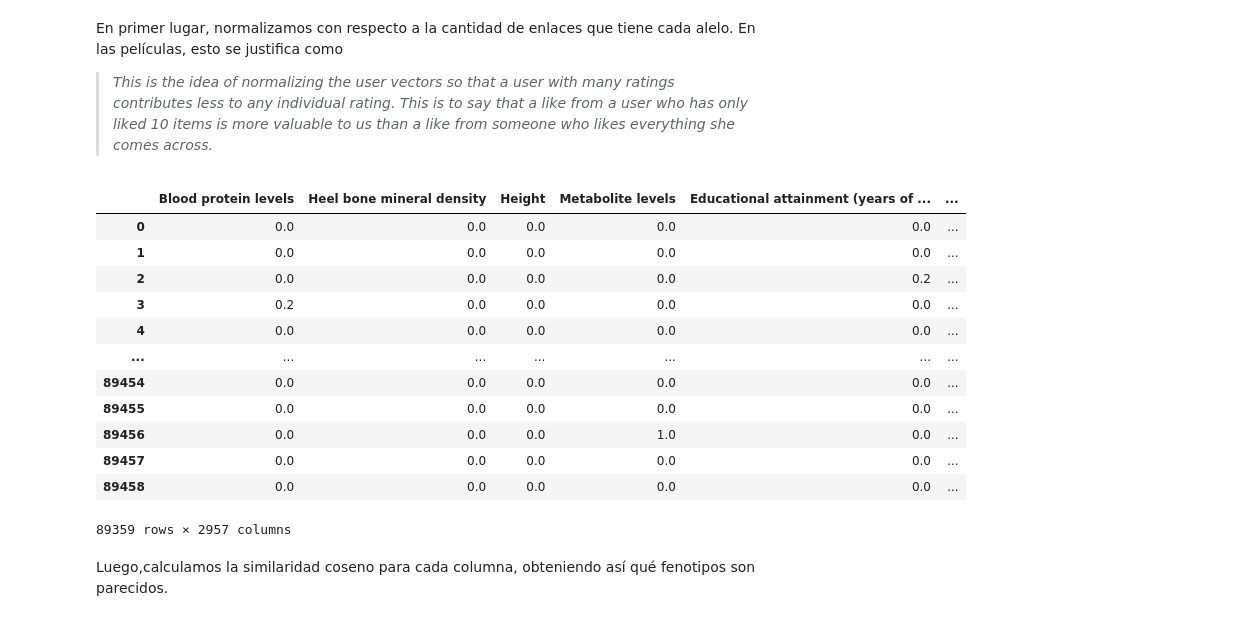
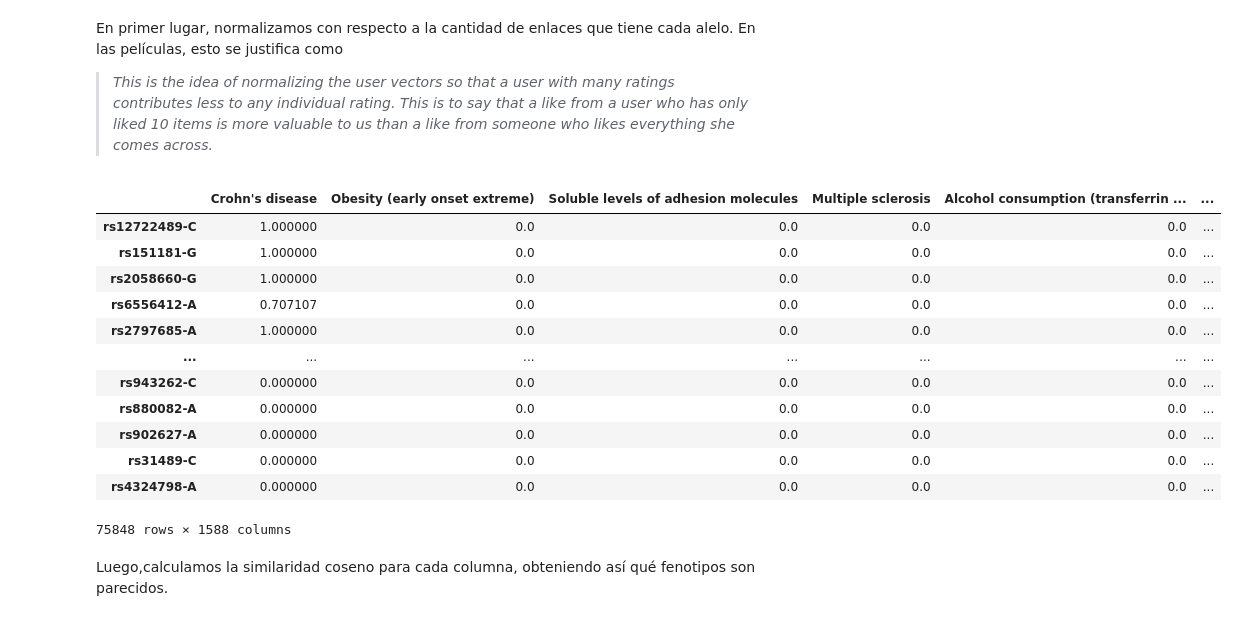
Before and after one commit to jmberros/redes-2020-GWAS_Catalog, a Jupyter notebook: 06_SistRec_Similitud_Coseno_Bipartita.ipynb, the cells around one changed output. Saved outputs shown, nothing was run; the diff lists cells and outputs as text; code cells hidden in the pictures.

```diff
--- a/06_SistRec_Similitud_Coseno_Bipartita.ipynb
+++ b/06_SistRec_Similitud_Coseno_Bipartita.ipynb
@@ -195,0 +203,21 @@ True
+# %%
+n_test = 500
+
+mask_alelos_y_fenotipos = np.logical_and(data_tripletes.alelo_riesgo.isin(alelos_a_considerar), data_tripletes.fenotipo.isin(fenotipos_a_considerar))
+indices_a_considerar = list(data_tripletes[mask_alelos_y_fenotipos].index)
+todos_indices = list(data_tripletes.index)
+for i in range(0,10):
+    np.random.seed(i)
+    idx_test = np.random.choice(indices_a_considerar, size = n_test, replace = False)
+    data_tripletes_test = data_tripletes.iloc[idx_test, :]
+    idx_train = list(set(todos_indices) - set(idx_test))
+    data_tripletes_train = data_tripletes.iloc[idx_train, :]
+    if data_tripletes_train.alelo_riesgo.nunique() == n_alelos:
+        if data_tripletes_train.fenotipo.nunique() == n_fenotipos:
+            red_train = nx.Graph()
+            red_train.add_edges_from(data_tripletes_train[['alelo_riesgo', 'fenotipo']].values)
+            lista_redes_componentes_train=[red_train.subgraph(componente) for componente in sorted(nx.connected_components(red_train), key=len, reverse=True)]
+            print(len(lista_redes_componentes_train))
+            if len(lista_redes_componentes_train) == 1:
+                print(f'Exito: {i}')
+                break
@@ -195,0 +305,19 @@ True
+# %%
+def crear_matriz_de_incidencia(data_tripletes):
+    alelos = data_tripletes.alelo_riesgo.unique()
+    fenotipos = data_tripletes.fenotipo.unique()
+    n_alelos = data_tripletes.alelo_riesgo.nunique()
+    n_fenotipos = data_tripletes.fenotipo.nunique()
+
+    matriz_incidencia = pd.DataFrame(np.zeros((n_alelos, n_fenotipos)), columns = fenotipos, index = alelos, dtype = np.int8)
+
+    for _, row in data_tripletes.iterrows():
+        alelo_row = row.alelo_riesgo
+        fenotipo_row = row.fenotipo
+#         id_alelo = dict_alelo_to_id[alelo_row]
+        matriz_incidencia.loc[alelo_row, fenotipo_row] = 1
+
+    return matriz_incidencia
+# %%
+matriz_incidencia_train = crear_matriz_de_incidencia(data_tripletes_train)
+matriz_incidencia_train.head()
@@ -346,30 +386,30 @@ En primer lugar, normalizamos con respecto a la cantidad de enlaces que tiene ca
 # %%
 #------------------------
 # ITEM-ITEM CALCULATIONS
 #------------------------
 
 # As a first step we normalize the user vectors to unit vectors.
 
 # magnitude = sqrt(x2 + y2 + z2 + ...)
-magnitude = np.sqrt(np.square(data_bipartita_train).sum(axis=1))
+magnitude = np.sqrt(np.square(matriz_incidencia_train).sum(axis=1))
 
 # # unitvector = (x / magnitude, y / magnitude, z / magnitude, ...)
-data_bipartita_normalizada = data_bipartita_train.divide(magnitude, axis='index')
+data_bipartita_normalizada = matriz_incidencia_train.divide(magnitude, axis='index')
 data_bipartita_normalizada
 # %% [output]
-|  | Blood protein levels | Heel bone mineral density | Height | Metabolite levels | Educational attainment (years of ... | ... |
-| 0 | 0.0 | 0.0 | 0.0 | 0.0 | 0.0 | ... |
-| 1 | 0.0 | 0.0 | 0.0 | 0.0 | 0.0 | ... |
-| 2 | 0.0 | 0.0 | 0.0 | 0.0 | 0.2 | ... |
-| 3 | 0.2 | 0.0 | 0.0 | 0.0 | 0.0 | ... |
-| 4 | 0.0 | 0.0 | 0.0 | 0.0 | 0.0 | ... |
+|  | Crohn's disease | Obesity (early onset extreme) | Soluble levels of adhesion molecules | Multiple sclerosis | Alcohol consumption (transferrin ... | ... |
+| rs12722489-C | 1.000000 | 0.0 | 0.0 | 0.0 | 0.0 | ... |
+| rs151181-G | 1.000000 | 0.0 | 0.0 | 0.0 | 0.0 | ... |
+| rs2058660-G | 1.000000 | 0.0 | 0.0 | 0.0 | 0.0 | ... |
+| rs6556412-A | 0.707107 | 0.0 | 0.0 | 0.0 | 0.0 | ... |
+| rs2797685-A | 1.000000 | 0.0 | 0.0 | 0.0 | 0.0 | ... |
 | ... | ... | ... | ... | ... | ... | ... |
-| 89454 | 0.0 | 0.0 | 0.0 | 0.0 | 0.0 | ... |
-| 89455 | 0.0 | 0.0 | 0.0 | 0.0 | 0.0 | ... |
-| 89456 | 0.0 | 0.0 | 0.0 | 1.0 | 0.0 | ... |
-| 89457 | 0.0 | 0.0 | 0.0 | 0.0 | 0.0 | ... |
-| 89458 | 0.0 | 0.0 | 0.0 | 0.0 | 0.0 | ... |
+| rs943262-C | 0.000000 | 0.0 | 0.0 | 0.0 | 0.0 | ... |
+| rs880082-A | 0.000000 | 0.0 | 0.0 | 0.0 | 0.0 | ... |
+| rs902627-A | 0.000000 | 0.0 | 0.0 | 0.0 | 0.0 | ... |
+| rs31489-C | 0.000000 | 0.0 | 0.0 | 0.0 | 0.0 | ... |
+| rs4324798-A | 0.000000 | 0.0 | 0.0 | 0.0 | 0.0 | ... |
-89359 rows × 2957 columns
+75848 rows × 1588 columns
 # %% [markdown]
 Luego,calculamos la similaridad coseno para cada columna, obteniendo así qué fenotipos son parecidos.
 # %%
```
Also changed, not shown: parts of 84 cells of this notebook.
